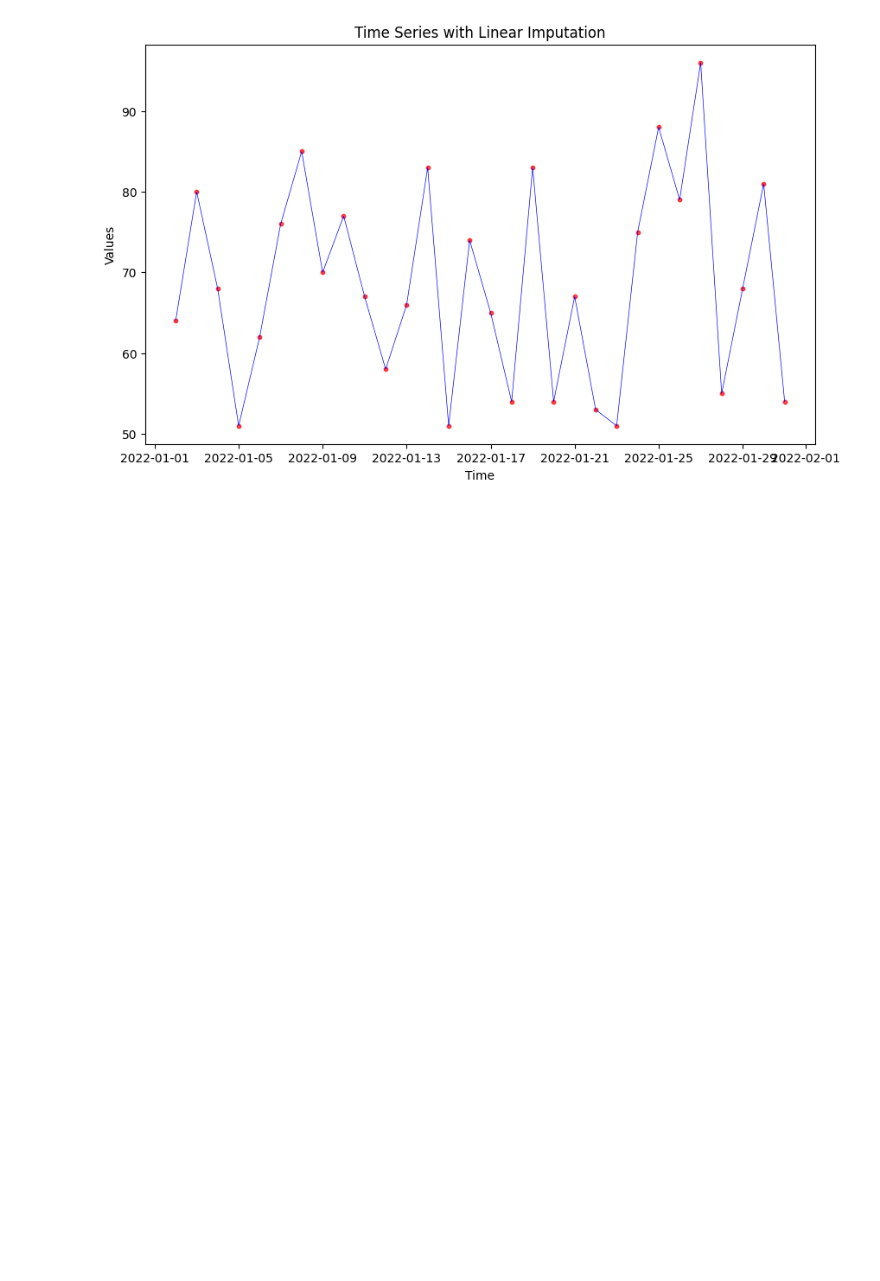
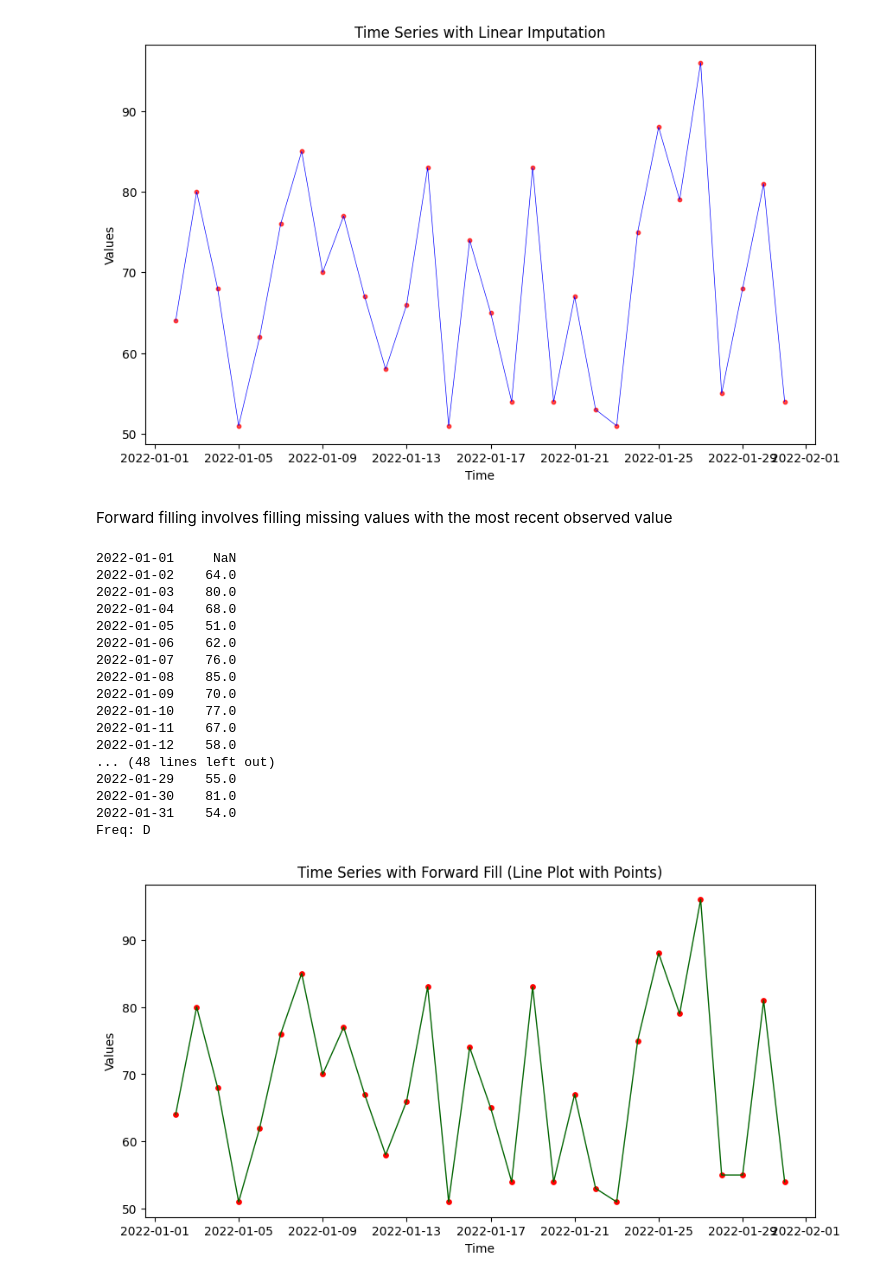
Before and after one commit to ketanp23/scsd-ddm-class, a Jupyter notebook: TimeSeries_PreprocessingData.ipynb, the cells around one changed output. Drawn from its saved outputs; the diff is of its cells as text; code cells hidden in the pictures; blank space fills up the shorter version.

```diff
--- a/TimeSeries_PreprocessingData.ipynb
+++ b/TimeSeries_PreprocessingData.ipynb
@@ -717,3 +717,38 @@ plt.show()
 2022-01-31    54.0
 Freq: D
 [figure]
+# %% [markdown]
+Forward filling involves filling missing values with the most recent observed value
+# %%
+# Forward fill
+print(time_series_data)
+time_series_data_fill = time_series_data.ffill()
+print(time_series_data_fill.to_string())
+
+# Forward fill with line plot and points
+plt.figure(figsize=(10, 5))
+plt.plot(time_series_data_fill.index, time_series_data_fill.values, color='darkgreen', linewidth=1)
+plt.scatter(time_series_data_fill.index, time_series_data_fill.values, color='red', s=15)
+plt.title("Time Series with Forward Fill (Line Plot with Points)")
+plt.xlabel("Time")
+plt.ylabel("Values")
+plt.show()
+# %% [output]
+2022-01-01     NaN
+2022-01-02    64.0
+2022-01-03    80.0
+2022-01-04    68.0
+2022-01-05    51.0
+2022-01-06    62.0
+2022-01-07    76.0
+2022-01-08    85.0
+2022-01-09    70.0
+2022-01-10    77.0
+2022-01-11    67.0
+2022-01-12    58.0
+... (48 lines left out)
+2022-01-29    55.0
+2022-01-30    81.0
+2022-01-31    54.0
+Freq: D
+[figure, added]
```
Also changed, not shown: parts of 2 cells of this notebook.
